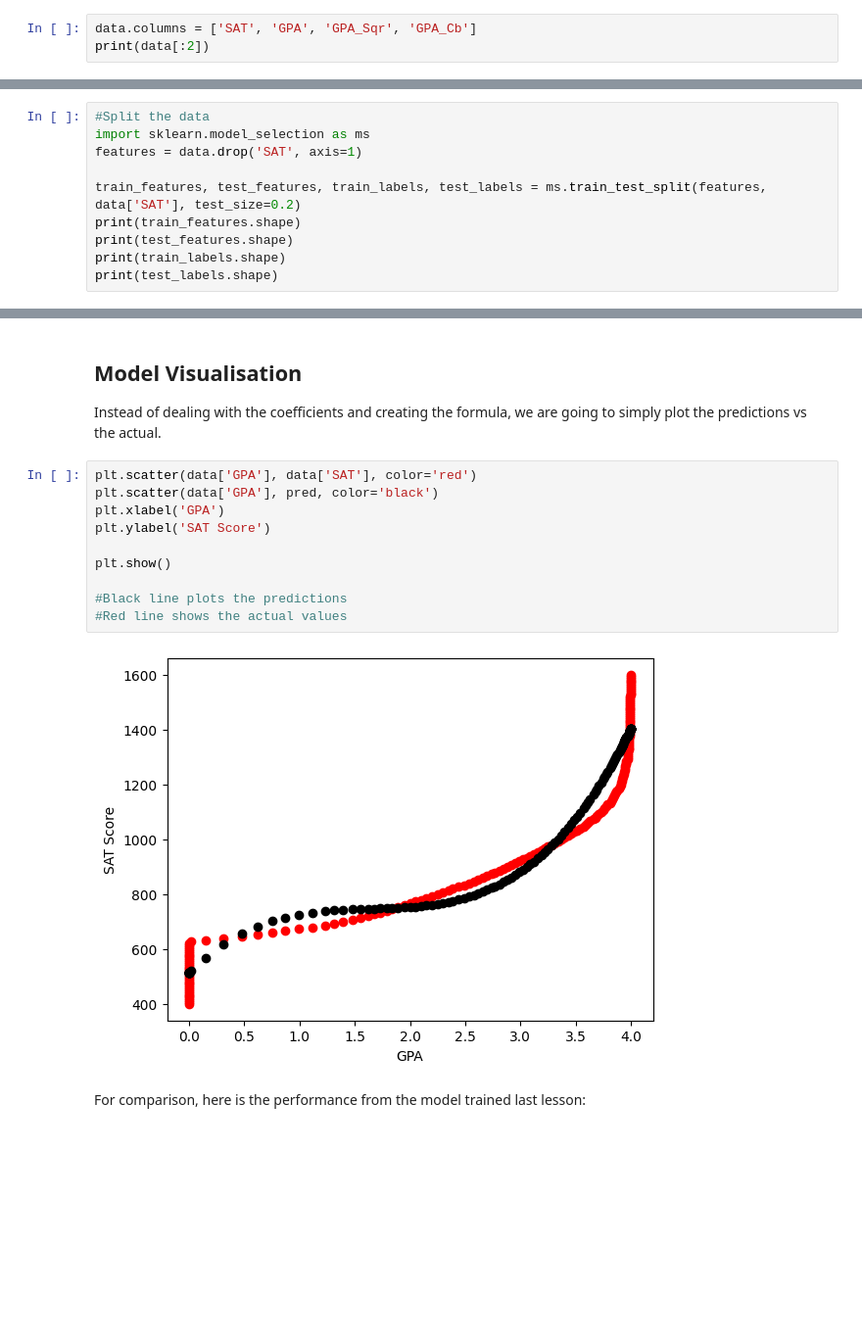
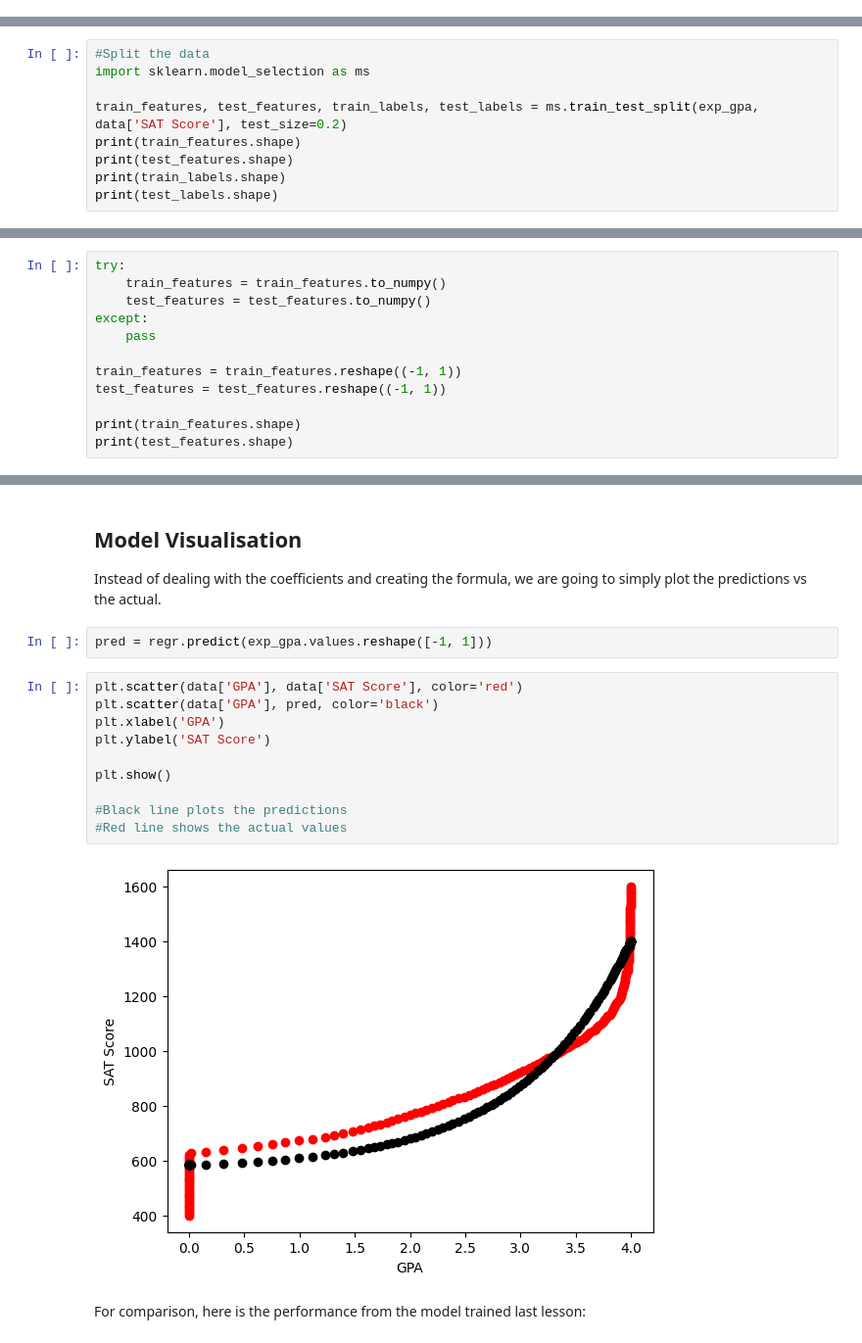
Before and after one commit to techno-nerd/ML_101_Course, a Jupyter notebook: 02 Regression/Exp_GPA_SAT.ipynb, the cells around one changed output, grey strips where cells are left out. Shown: that part at 98% size. Saved outputs shown, nothing was run; the diff lists cells and outputs as text; blank space fills up the shorter version.

```diff
--- a/02 Regression/Exp_GPA_SAT.ipynb
+++ b/02 Regression/Exp_GPA_SAT.ipynb
@@ -107,3 +90,0 @@ print(data[:2])
-# %%
-data.columns = ['SAT', 'GPA', 'GPA_Sqr', 'GPA_Cb']
-print(data[:2])
@@ -114,9 +91,8 @@ print(data[:2])
 # %%
 #Split the data
 import sklearn.model_selection as ms
-features = data.drop('SAT', axis=1)
 
-train_features, test_features, train_labels, test_labels = ms.train_test_split(features, data['SAT'], test_size=0.2)
+train_features, test_features, train_labels, test_labels = ms.train_test_split(exp_gpa, data['SAT Score'], test_size=0.2)
 print(train_features.shape)
 print(test_features.shape)
 print(train_labels.shape)
@@ -130,0 +107,12 @@ Since we have 3 features, the array does not have to be reshaped.
+# %%
+try:
+    train_features = train_features.to_numpy()
+    test_features = test_features.to_numpy()
+except:
+    pass
+
+train_features = train_features.reshape((-1, 1))
+test_features = test_features.reshape((-1, 1))
+
+print(train_features.shape)
+print(test_features.shape)
@@ -183,18 +172,20 @@ pred = regr.predict(features)
 ## Model Visualisation
 
 Instead of dealing with the coefficients and creating the formula, we are going to simply plot the predictions vs the actual.
+# %%
+pred = regr.predict(exp_gpa.values.reshape([-1, 1]))
 # %%
-plt.scatter(data['GPA'], data['SAT'], color='red')
+plt.scatter(data['GPA'], data['SAT Score'], color='red')
 plt.scatter(data['GPA'], pred, color='black')
 plt.xlabel('GPA')
 plt.ylabel('SAT Score')
 
 plt.show()
 
 #Black line plots the predictions
 #Red line shows the actual values
 # %% [output]
-[figure, old version]
+[figure, new version]
 # %% [markdown]
 For comparison, here is the performance from the model trained last lesson:
 # %% [markdown]
```
Also changed, not shown: parts of 17 cells of this notebook, 1 other file.
